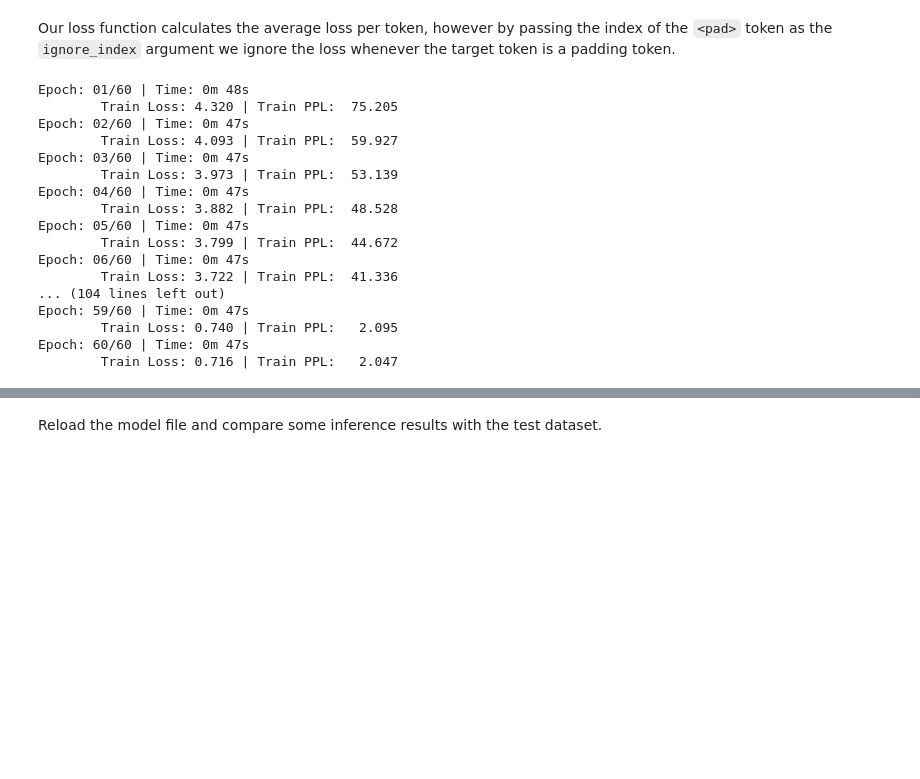
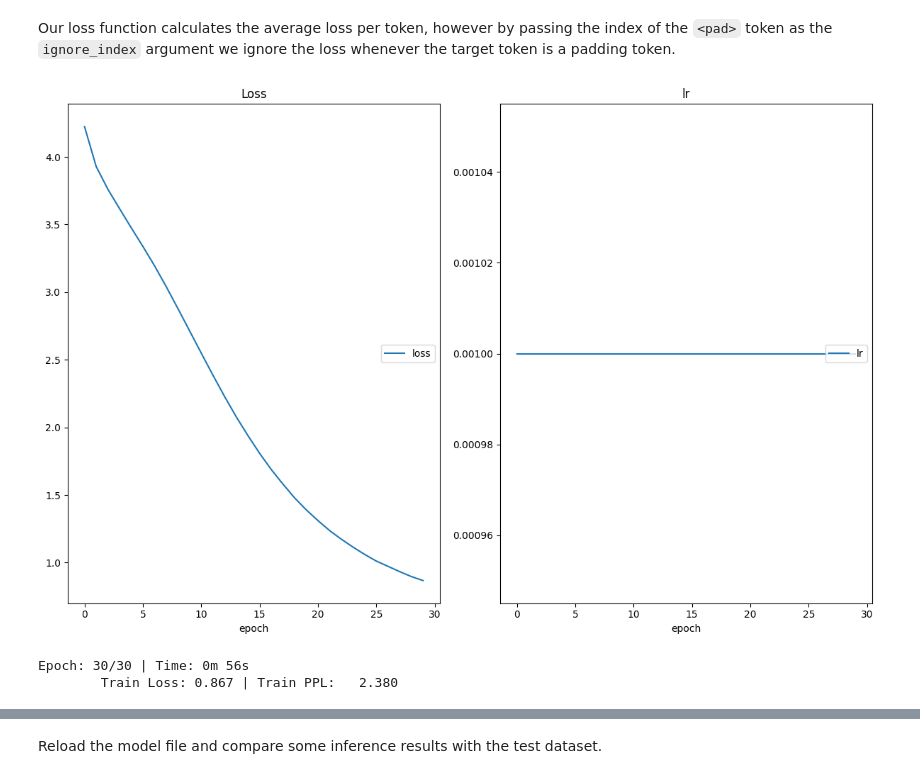
Before and after one commit to ruddyscent/udacity-workspace, a Jupyter notebook: nd101/lstm-homehelper-chatbot/home/(Starter Code) Chatbot With LSTM and Pretrained Embeddings.ipynb, the cells around one changed output, grey strips where cells are left out. Drawn from its saved outputs; the diff is of its cells as text; code cells hidden in the pictures; blank space fills up the shorter version.

Commit message:
Change hyperparameters
* Apply livelossplot.
* Increase learning rate.
* Reduce number of epochs.

```diff
--- a/nd101/lstm-homehelper-chatbot/home/(Starter Code) Chatbot With LSTM and Pretrained Embeddings.ipynb
+++ b/nd101/lstm-homehelper-chatbot/home/(Starter Code) Chatbot With LSTM and Pretrained Embeddings.ipynb
@@ -449,10 +453,10 @@ BIDIRECTIONAL = True
 N_LAYERS = 1
 ENC_DROPOUT = 0.2
 DEC_DROPOUT = 0.2
-N_EPOCHS = 60
+N_EPOCHS = 30
 CLIP = 1
 TEACHER_FORCING = 0.2
-LEARNING_RATE = 3e-4
+LEARNING_RATE = 1e-3
 MODEL_NAME = 'squad-lstm-chatbot.pt'
 
 enc = Encoder(INPUT_SIZE, ENC_EMB_DIM, HID_DIM, N_LAYERS, ENC_DROPOUT)
@@ -504,7 +508,7 @@ def train(model, iterator, optimizer, criterion, clip):
 
     epoch_loss = 0
 
-    for i, batch in enumerate(iterator):
+    for i, batch in tqdm(enumerate(iterator)):
         src = batch[0].to(device)
         src_lengths = batch[1]
         trg = batch[2].to(device)
@@ -577,44 +581,40 @@ def epoch_time(start_time, end_time):
     return elapsed_mins, elapsed_secs
 # %%
 best_loss = float('inf')
+
+liveloss = PlotLosses(outputs=[MatplotlibPlot()])
+
+logs = {}
 
 for epoch in range(N_EPOCHS):
 
     start_time = time.time()
 
     train_loss = train(model, iter(train_dataloader), optimizer, criterion, CLIP)
 
     end_time = time.time()
 
     epoch_mins, epoch_secs = epoch_time(start_time, end_time)
 
     # Note that step should be called after evaluate()
     # scheduler.step(valid_loss)
 
     if train_loss < best_loss:
         best_loss = train_loss
         torch.save(model.state_dict(), MODEL_NAME)
 
+    logs["loss"] = train_loss
+    logs["lr"] = optimizer.param_groups[0]["lr"]
+
+    liveloss.update(logs)
+    liveloss.send()
+
     print(f'Epoch: {epoch+1:02}/{N_EPOCHS} | Time: {epoch_mins}m {epoch_secs}s')
     print(f'\tTrain Loss: {train_loss:.3f} | Train PPL: {math.exp(train_loss):7.3f}')
 # %% [output]
+[figure, added]
-Epoch: 01/60 | Time: 0m 48s
-        Train Loss: 4.320 | Train PPL:  75.205
-Epoch: 02/60 | Time: 0m 47s
-        Train Loss: 4.093 | Train PPL:  59.927
-Epoch: 03/60 | Time: 0m 47s
-        Train Loss: 3.973 | Train PPL:  53.139
-Epoch: 04/60 | Time: 0m 47s
-        Train Loss: 3.882 | Train PPL:  48.528
-Epoch: 05/60 | Time: 0m 47s
-        Train Loss: 3.799 | Train PPL:  44.672
-Epoch: 06/60 | Time: 0m 47s
-        Train Loss: 3.722 | Train PPL:  41.336
-... (104 lines left out)
-Epoch: 59/60 | Time: 0m 47s
-        Train Loss: 0.740 | Train PPL:   2.095
-Epoch: 60/60 | Time: 0m 47s
-        Train Loss: 0.716 | Train PPL:   2.047
+Epoch: 30/30 | Time: 0m 56s
+        Train Loss: 0.867 | Train PPL:   2.380
 # %%
 model.load_state_dict(torch.load(MODEL_NAME))
 
```
Also changed, not shown: parts of 5 cells of this notebook, 2 other files.
